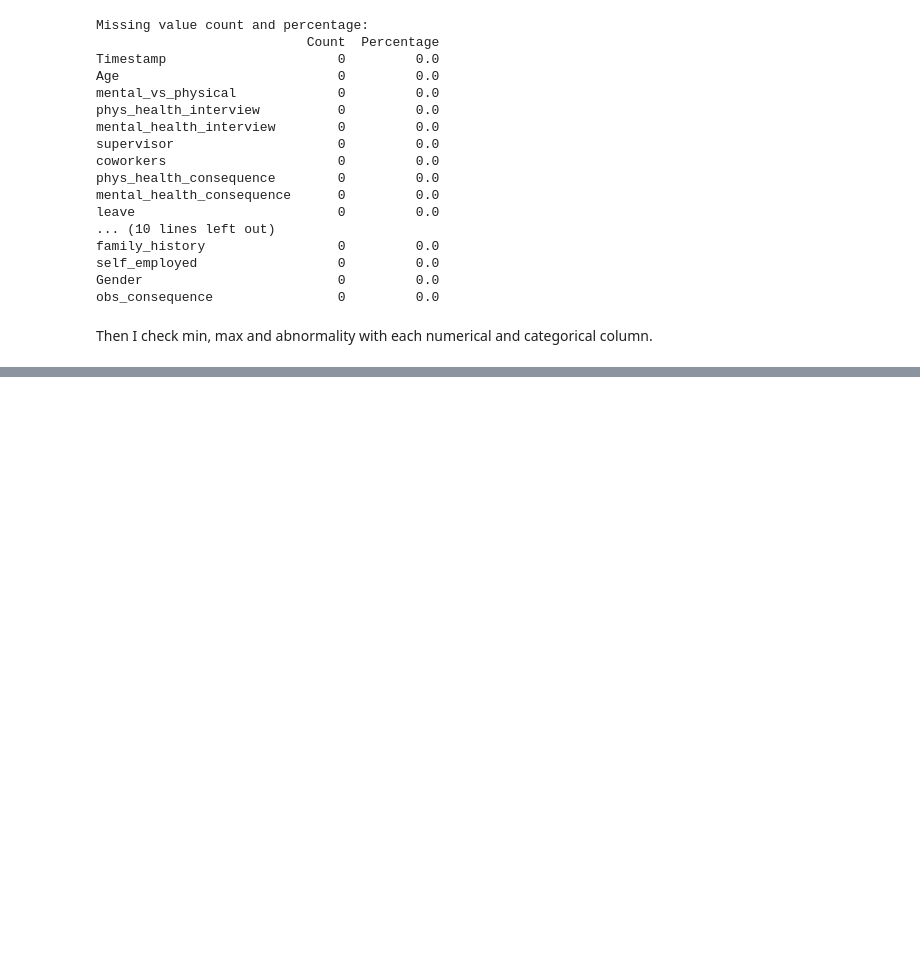
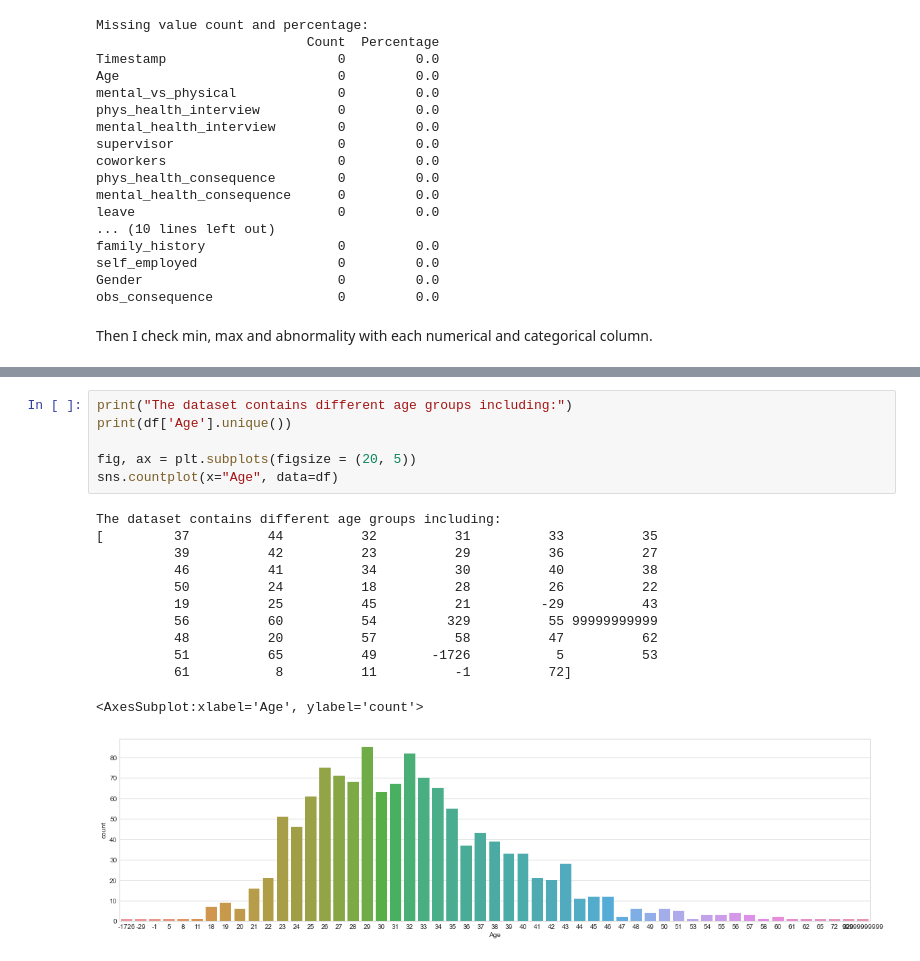
Before and after one commit to Phatdz02/programming-for-data-science, a Jupyter notebook: 20127272-19127237.ipynb, the cells around one changed output, grey strips where cells are left out. Cells and saved outputs as stored; diff of their text form; blank space fills up the shorter version.

```diff
--- a/20127272-19127237.ipynb
+++ b/20127272-19127237.ipynb
@@ -370,0 +405,19 @@ Then I check min, max and abnormality with each numerical and categorical column
+# %%
+print("The dataset contains different age groups including:")
+print(df['Age'].unique())
+
+fig, ax = plt.subplots(figsize = (20, 5))
+sns.countplot(x="Age", data=df)
+# %% [output]
+The dataset contains different age groups including:
+[         37          44          32          31          33          35
+          39          42          23          29          36          27
+          46          41          34          30          40          38
+          50          24          18          28          26          22
+          19          25          45          21         -29          43
+          56          60          54         329          55 99999999999
+          48          20          57          58          47          62
+          51          65          49       -1726           5          53
+          61           8          11          -1          72]
+<AxesSubplot:xlabel='Age', ylabel='count'>
+[figure, added]
```
Also changed, not shown: parts of 13 cells of this notebook.
